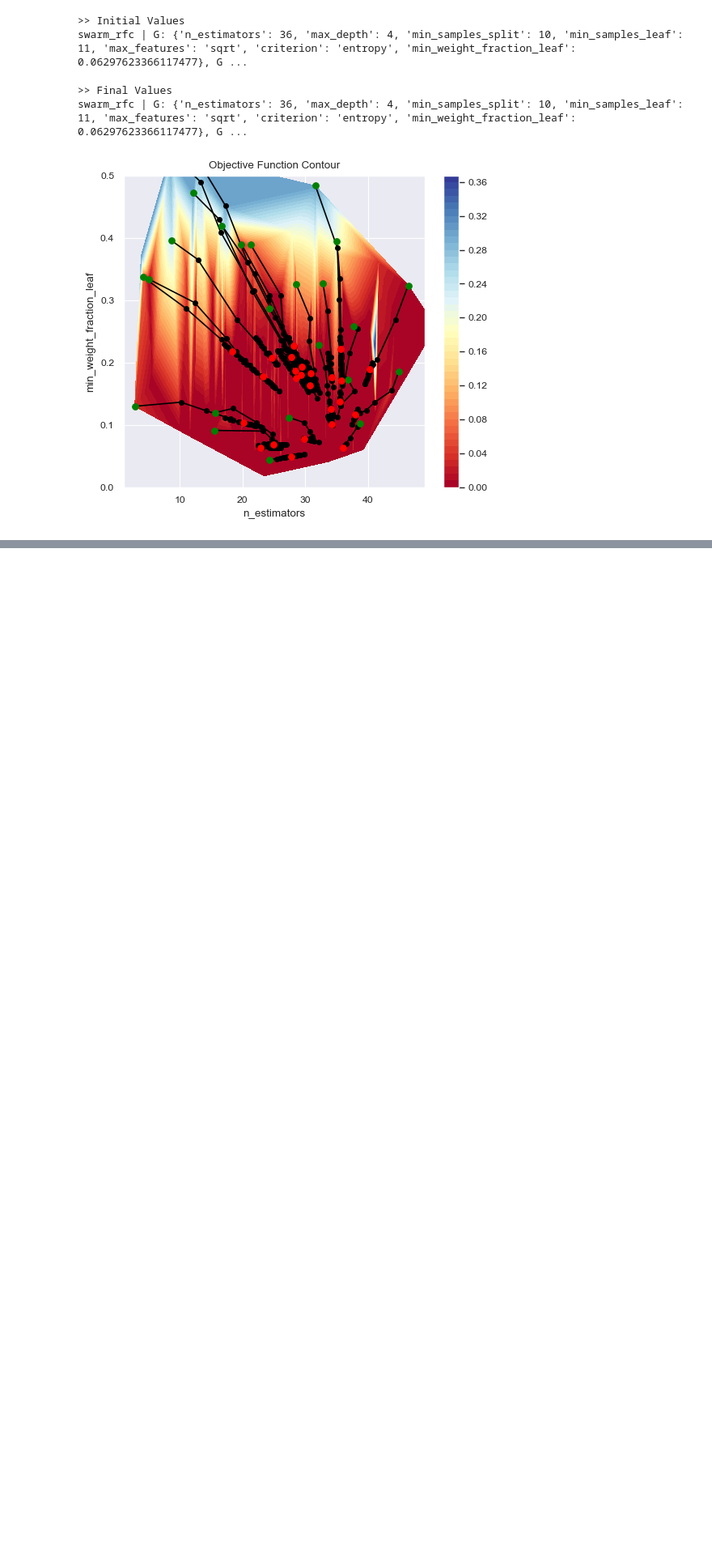
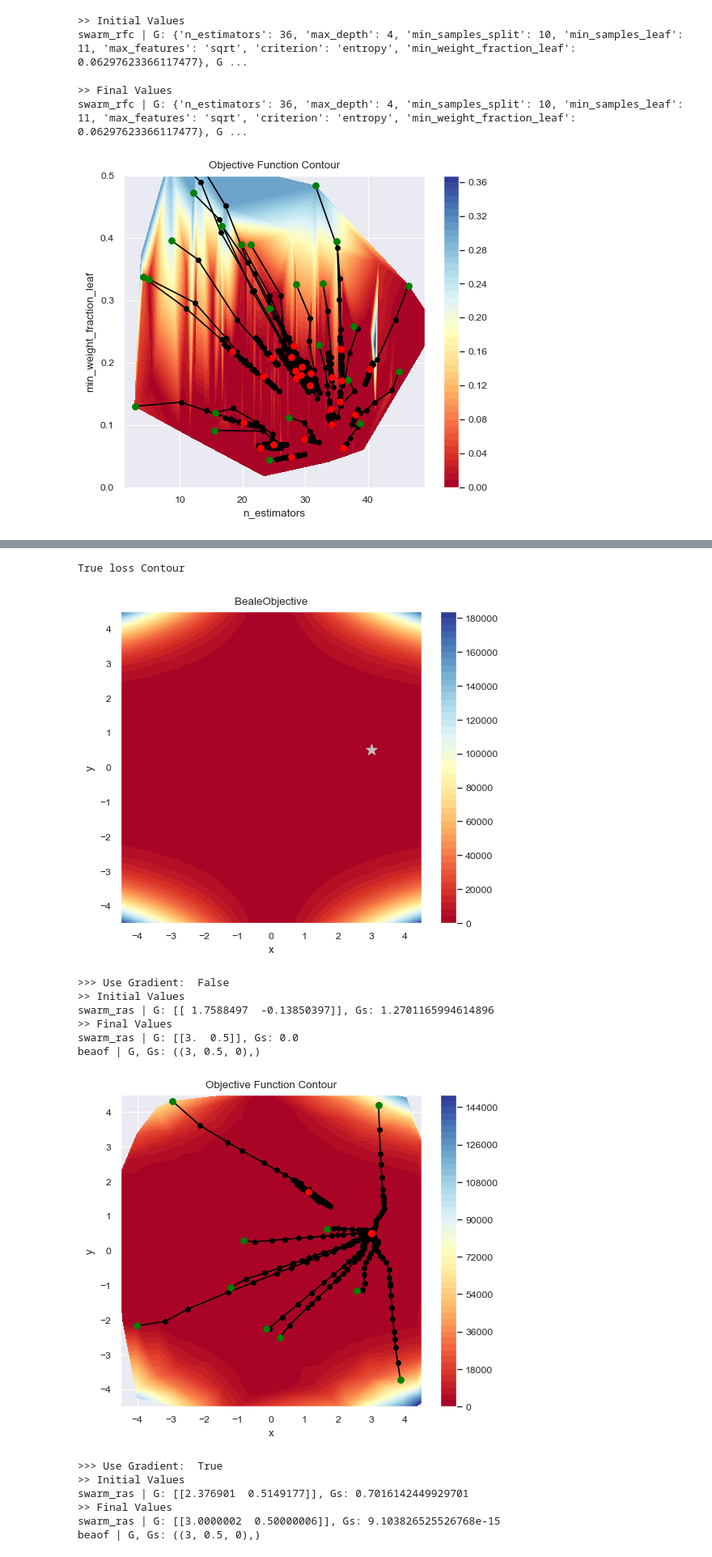
Before and after one commit to adityaprakash-work/OptiHive, a Jupyter notebook: examples.ipynb, the cells around one changed output, grey strips where cells are left out. Shown at 81% size. Saved outputs shown, nothing was run; the diff lists cells and outputs as text; code cells hidden in the pictures; blank space fills up the shorter version.

```diff
--- a/examples.ipynb
+++ b/examples.ipynb
@@ -258,0 +452,59 @@ sot_rfc.draw_lazy(particle_indices=[p for p in range(0, n_particles, 2)])
+# %%
+beaof = ohb.BealeObjective()
+
+ss2d_beaof = {
+    "x": ("con", beaof.bounds_2d[: 2]),
+    "y": ("con", beaof.bounds_2d[2:]),
+}
+
+print("True loss Contour")
+beaof.plot2d()
+for use_grad in [False, True]:
+    sot_ras = ohp.SwarmObjectiveTracker(
+        track_params=["x", "y"],
+        eager=False,
+        lazy_step=2,
+    )
+    swarm_ras = ohp.VanillaSwarm(
+        search_space=ss2d_beaof,
+        n_particles=200,
+        objective_function=beaof,
+        cc=0.3,
+        sc=0.3,
+        r1=0.3,
+        r2=0.3,
+        use_gradient=use_grad,
+        gw=0.1,
+        n_perturb=2,
+        r3=0.1,
+        trackers=[sot_ras],
+    )
+
+    print(">>> Use Gradient: ", use_grad)
+    print(">> Initial Values")
+    print(f"swarm_ras | G: {swarm_ras.G}, Gs: {swarm_ras.Gs}")
+
+    swarm_ras.run(500)
+
+    print(">> Final Values")
+    print(f"swarm_ras | G: {swarm_ras.G}, Gs: {swarm_ras.Gs}")
+    print(f"beaof | G, Gs: {beaof.global_minima_2d}")
+    sot_ras.draw_lazy(
+        particle_indices=[p for p in range(0, swarm_ras.n_particles, 20)],
+    )
+# %% [output]
+True loss Contour
+[figure, added]
+>>> Use Gradient:  False
+>> Initial Values
+swarm_ras | G: [[ 1.7588497  -0.13850397]], Gs: 1.2701165994614896
+>> Final Values
+swarm_ras | G: [[3.  0.5]], Gs: 0.0
+beaof | G, Gs: ((3, 0.5, 0),)
+[figure, added]
+>>> Use Gradient:  True
+>> Initial Values
+swarm_ras | G: [[2.376901  0.5149177]], Gs: 0.7016142449929701
+>> Final Values
+swarm_ras | G: [[3.0000002  0.50000006]], Gs: 9.103826525526768e-15
+beaof | G, Gs: ((3, 0.5, 0),)
```
Also changed, not shown: parts of 27 cells of this notebook, 5 other files.
